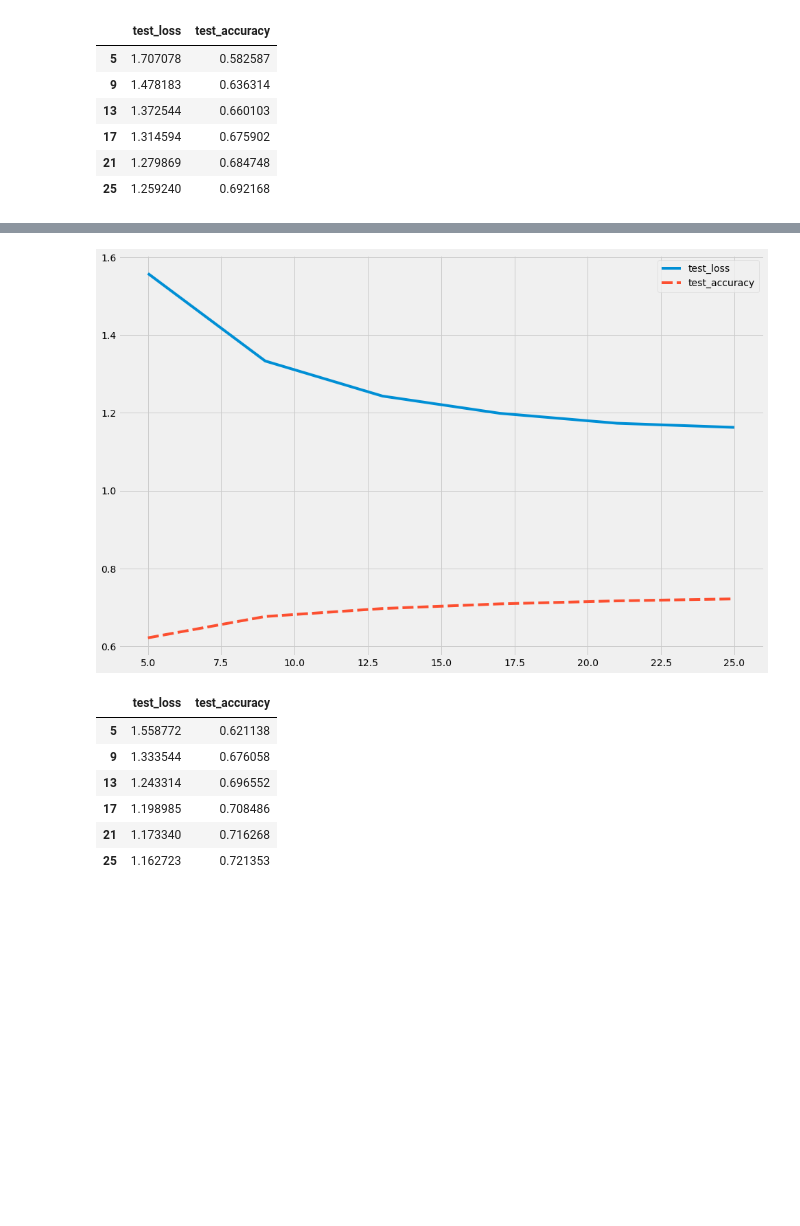
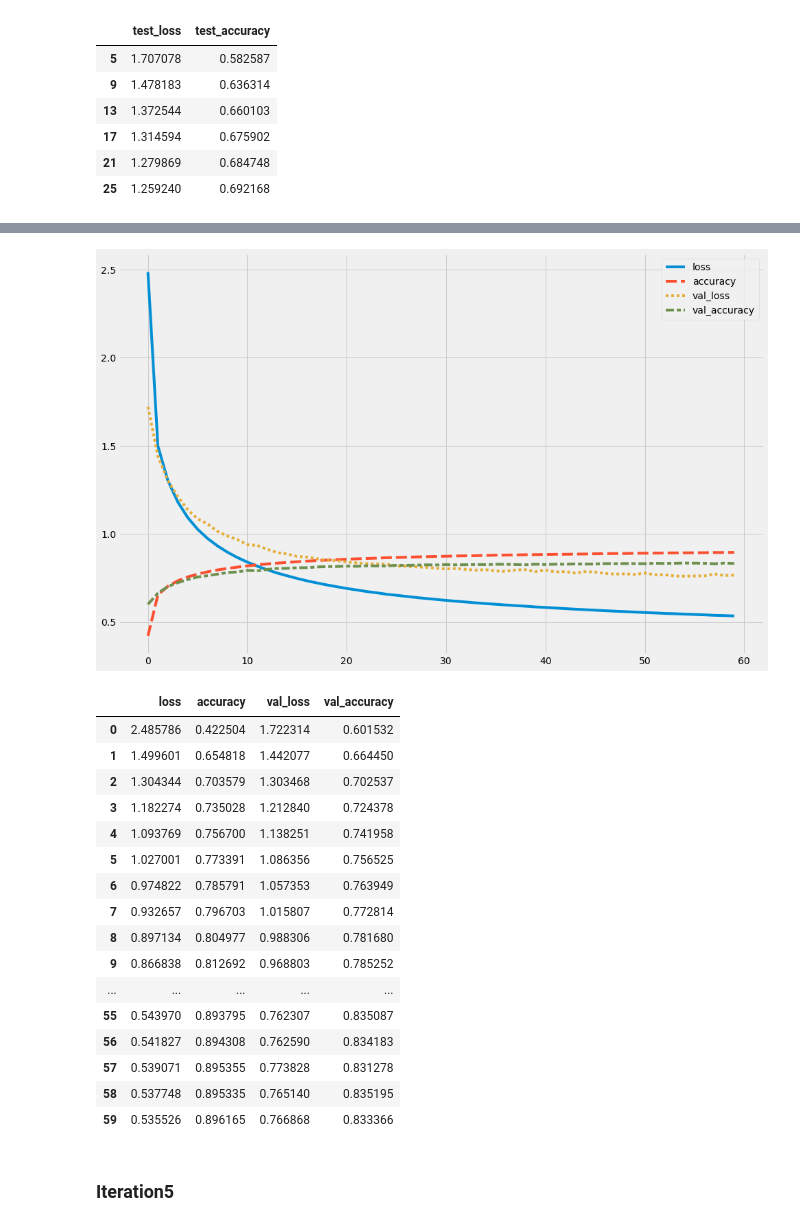
Before and after one commit to coreyryanhanson/japanese_text_classifiers, a Jupyter notebook: scratch.ipynb, the cells around one changed output, grey strips where cells are left out. Saved outputs shown, nothing was run; the diff lists cells and outputs as text; code cells hidden in the pictures; blank space fills up the shorter version.

Commit message:
work on model and functions to extend font selection

```diff
--- a/scratch.ipynb
+++ b/scratch.ipynb
@@ -125,17 +171,14 @@ def preprocess_raster_common(array, bits=8):
 def preprocess_raster_pipeline(array, labels, bits=8, resample=None, random_state=None, test_size=None):
     X = preprocess_raster_common(array, bits)
     y = labels.copy()
-    # If resampling is required, this will upsample the data unless the input string says "down"
-    if resample:
-        down = resample is "down"
-        X, y = simple_resample_array(X, y, down=down, random_state=random_state)
-
-    y = to_categorical(y)
 
     if test_size:
-        return train_test_split(X, y, test_size=test_size, random_state=random_state)
+        X_train, X_test, y_train, y_test = train_test_split(X, y, test_size=test_size, random_state=random_state)
+        X_train, y_train = preprocess_raster_resampling(X_train, y_train, resample, random_state)
+        return X_train, X_test, to_categorical(y_train), to_categorical(y_test)
     else:
-        return X, y
+        X, y = preprocess_raster_resampling(X, y, resample, random_state)
+        return X, to_categorical(y)
 # %%
-X_train, X_val, y_train, y_val = preprocess_raster_pipeline(train_data, train_labels, resample="up", test_size=.2, random_state = SEED)
+X_train, X_val, y_train, y_val = preprocess_raster_pipeline(train_data, train_labels, resample="smote", test_size=.2, random_state = SEED)
 X_test, y_test = preprocess_raster_pipeline(test_data, test_labels)
@@ -354,0 +395,8 @@ plot_keras_fit_history(results3, 0, common_plot_kwargs={"style": "fivethirtyeigh
+# %%
+lambda_coef = .0005
+model4 = Sequential()
+model4.add(Dense(64, "relu", input_shape=(784,),kernel_regularizer=l2(lambda_coef)))
+model4.add(Dense(56, activation='relu', kernel_regularizer=l2(lambda_coef)))
+model4.add(Dense(49, activation='softmax'))
+model4.compile(loss="categorical_crossentropy", optimizer="sgd", metrics=['accuracy'])
+model4.summary()
@@ -354,0 +418,5 @@ plot_keras_fit_history(results3, 0, common_plot_kwargs={"style": "fivethirtyeigh
+# %%
+backups4 = ModelCheckpoint("model_backups/model4-{epoch:02d}", monitor="val_loss")
+stopping = EarlyStopping(monitor="val_loss", min_delta=0, patience=5, restore_best_weights=True)
+
+results4 = model4.fit(X_train, y_train, epochs=200, batch_size=64, validation_data=(X_val, y_val), callbacks=[backups4, stopping])
@@ -355,11 +441,23 @@ plot_keras_fit_history(results3, 0, common_plot_kwargs={"style": "fivethirtyeigh
 # %%
-plot_keras_test_evaluation(test_metrics3, 5, 4, common_plot_kwargs={"style": "fivethirtyeight"})
+plot_keras_fit_history(results4, 0, common_plot_kwargs={"style": "fivethirtyeight"})
 # %% [output]
-[figure, old version]
+[figure, new version]
-|  | test_loss | test_accuracy |
-| 5 | 1.558772 | 0.621138 |
-| 9 | 1.333544 | 0.676058 |
-| 13 | 1.243314 | 0.696552 |
-| 17 | 1.198985 | 0.708486 |
-| 21 | 1.173340 | 0.716268 |
-| 25 | 1.162723 | 0.721353 |
+|  | loss | accuracy | val_loss | val_accuracy |
+| 0 | 2.485786 | 0.422504 | 1.722314 | 0.601532 |
+| 1 | 1.499601 | 0.654818 | 1.442077 | 0.664450 |
+| 2 | 1.304344 | 0.703579 | 1.303468 | 0.702537 |
+| 3 | 1.182274 | 0.735028 | 1.212840 | 0.724378 |
+| 4 | 1.093769 | 0.756700 | 1.138251 | 0.741958 |
+| 5 | 1.027001 | 0.773391 | 1.086356 | 0.756525 |
+| 6 | 0.974822 | 0.785791 | 1.057353 | 0.763949 |
+| 7 | 0.932657 | 0.796703 | 1.015807 | 0.772814 |
+| 8 | 0.897134 | 0.804977 | 0.988306 | 0.781680 |
+| 9 | 0.866838 | 0.812692 | 0.968803 | 0.785252 |
+| ... | ... | ... | ... | ... |
+| 55 | 0.543970 | 0.893795 | 0.762307 | 0.835087 |
+| 56 | 0.541827 | 0.894308 | 0.762590 | 0.834183 |
+| 57 | 0.539071 | 0.895355 | 0.773828 | 0.831278 |
+| 58 | 0.537748 | 0.895335 | 0.765140 | 0.835195 |
+| 59 | 0.535526 | 0.896165 | 0.766868 | 0.833366 |
+# %% [markdown]
+### Iteration5
```
Also changed, not shown: parts of 34 cells of this notebook, 3 other files.
